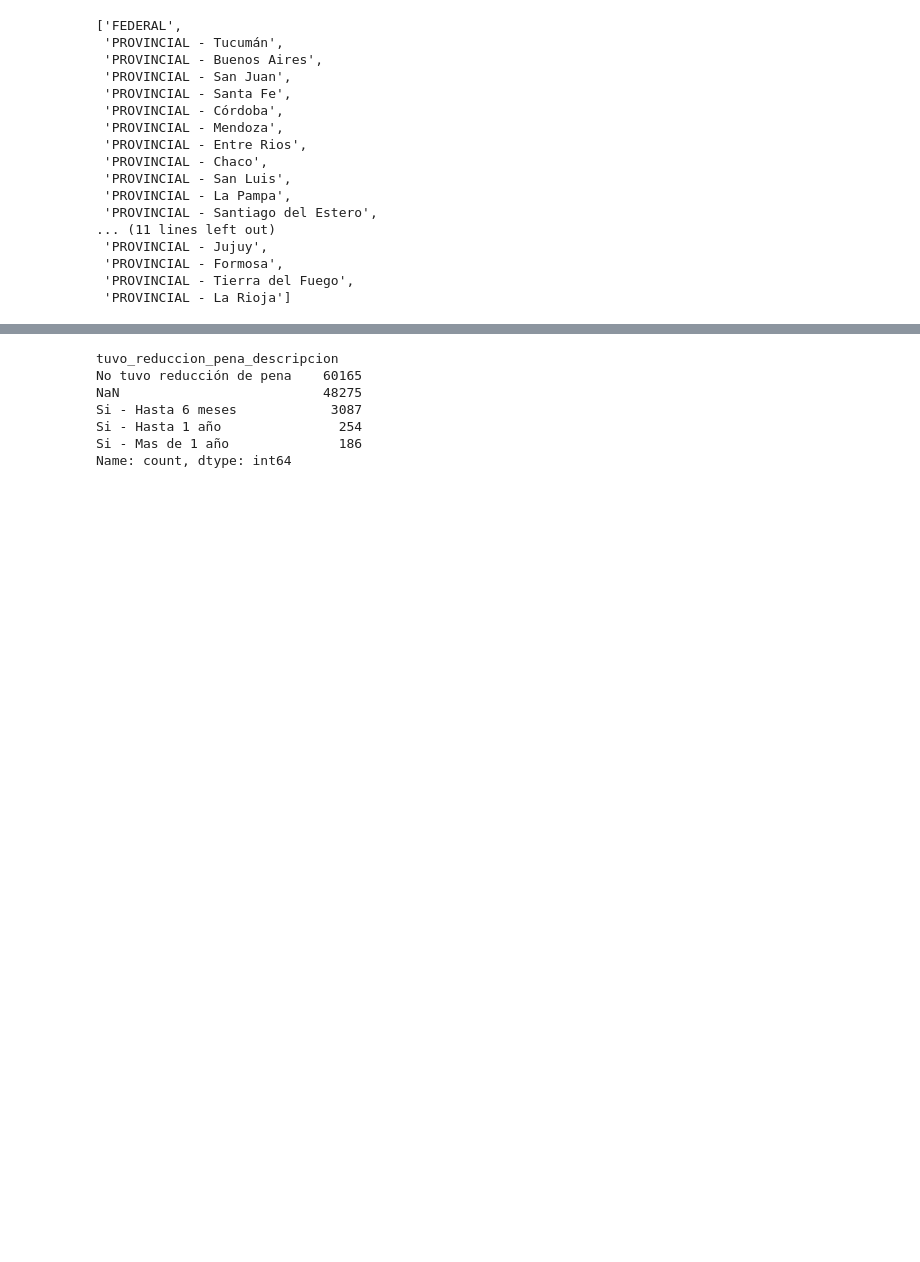
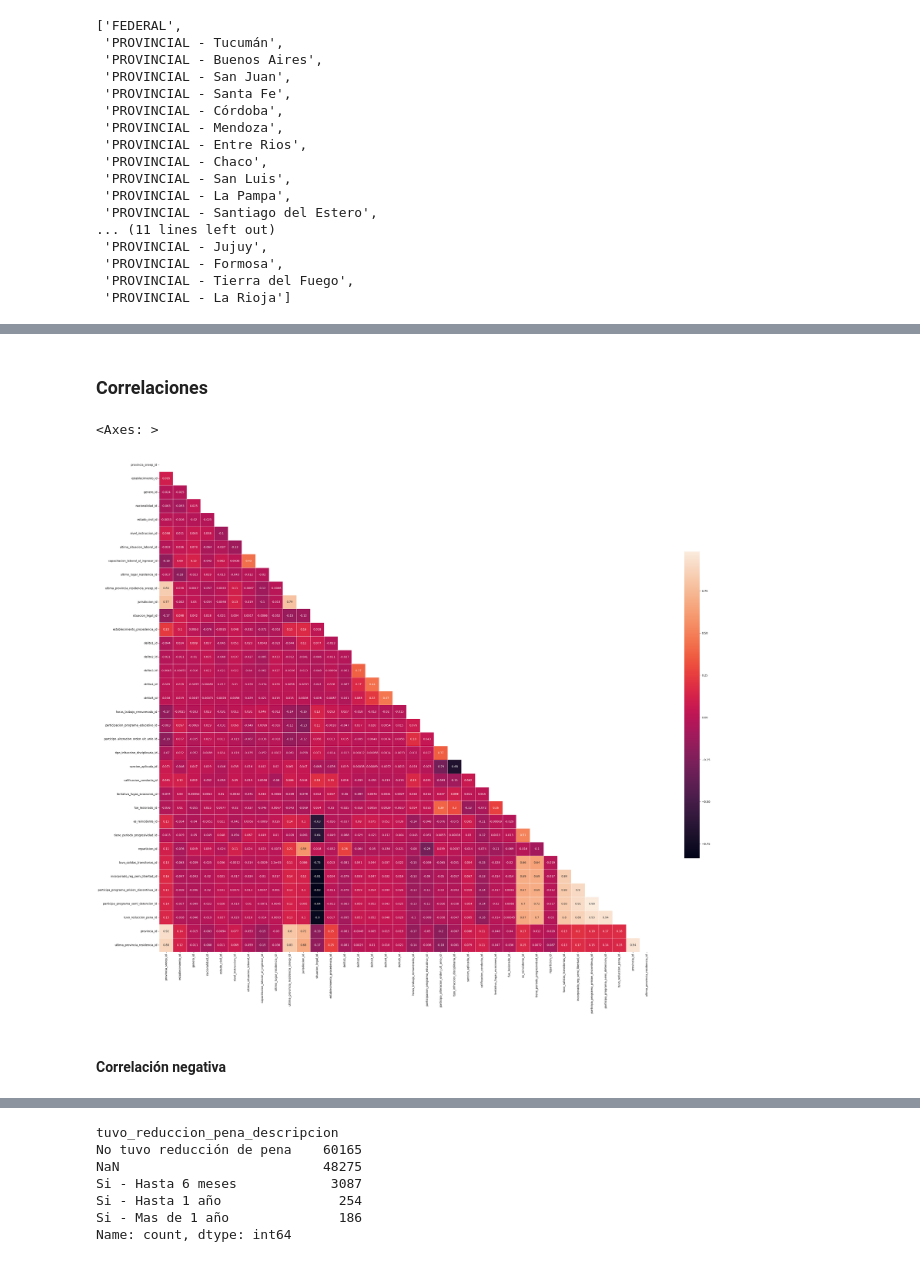
Before and after one commit to gasper-az/CEIA_Analisis_de_datos, a Jupyter notebook: trabajos_practicos/resolucion_tp_01/tp_01.ipynb, the cells around one changed output, grey strips where cells are left out. Cells and saved outputs as stored; diff of their text form; code cells hidden in the pictures; blank space fills up the shorter version.

Commit message:
[TP-01] actualizo con mas gráficos

```diff
--- a/trabajos_practicos/resolucion_tp_01/tp_01.ipynb
+++ b/trabajos_practicos/resolucion_tp_01/tp_01.ipynb
@@ -117,4 +186,7 @@ for column_name in df_sneep_2023_csv.columns:
 # %%
 # Generamos una nueva lista, en donde sacamos las columnas que refieren a ID de provincias del resto que refiere a IDs
 columnas_id_no_provincias = list(set(columnas_id) - set(columnas_id_provincias))
+# %%
+# De manera similar, generamos una lista solamente con las columas ID
+solo_columnas_id = list(set(df_sneep_2023_csv.columns.tolist()) - set(columnas_id))
 # %% [markdown]
@@ -123,5 +196,8 @@ columnas_id_no_provincias = list(set(columnas_id) - set(columnas_id_provincias))
 df_sneep_no_ids_csv = df_sneep_2023_csv.drop(columns=columnas_id_no_provincias)
 df_sneep_no_ids_csv = df_sneep_no_ids_csv.drop(columns="censo_anio")
+# %%
+# Generamos un dataframe con las columnas con id
+df_sneep_solo_ids_csv = df_sneep_2023_csv.drop(columns=solo_columnas_id)
 # %%
 df_sneep_no_ids_csv.head(3)
 # %% [output]
@@ -245,0 +447,18 @@ df_sneep_no_ids_csv["jurisdiccion_descripcion"].unique().tolist()
+# %% [markdown]
+### Correlaciones
+# %%
+# Fuente: https://seaborn.pydata.org/examples/many_pairwise_correlations.html
+corr = df_sneep_solo_ids_csv.corr()
+
+# Se genera una máscara para la parte correspondiente al triángulo superior de la matriz
+mask = np.triu(np.ones_like(corr, dtype=bool))
+
+# Tamaño del gráfico de matplotlib
+plt.figure(figsize=(40, 40))
+
+sns.heatmap(corr, annot=True, mask=mask, square=True, linewidths=.5, cbar_kws={"shrink": .5})
+# %% [output]
+<Axes: >
+[figure, added]
+# %% [markdown]
+#### Correlación negativa
```
Also changed, not shown: parts of 60 cells of this notebook.
